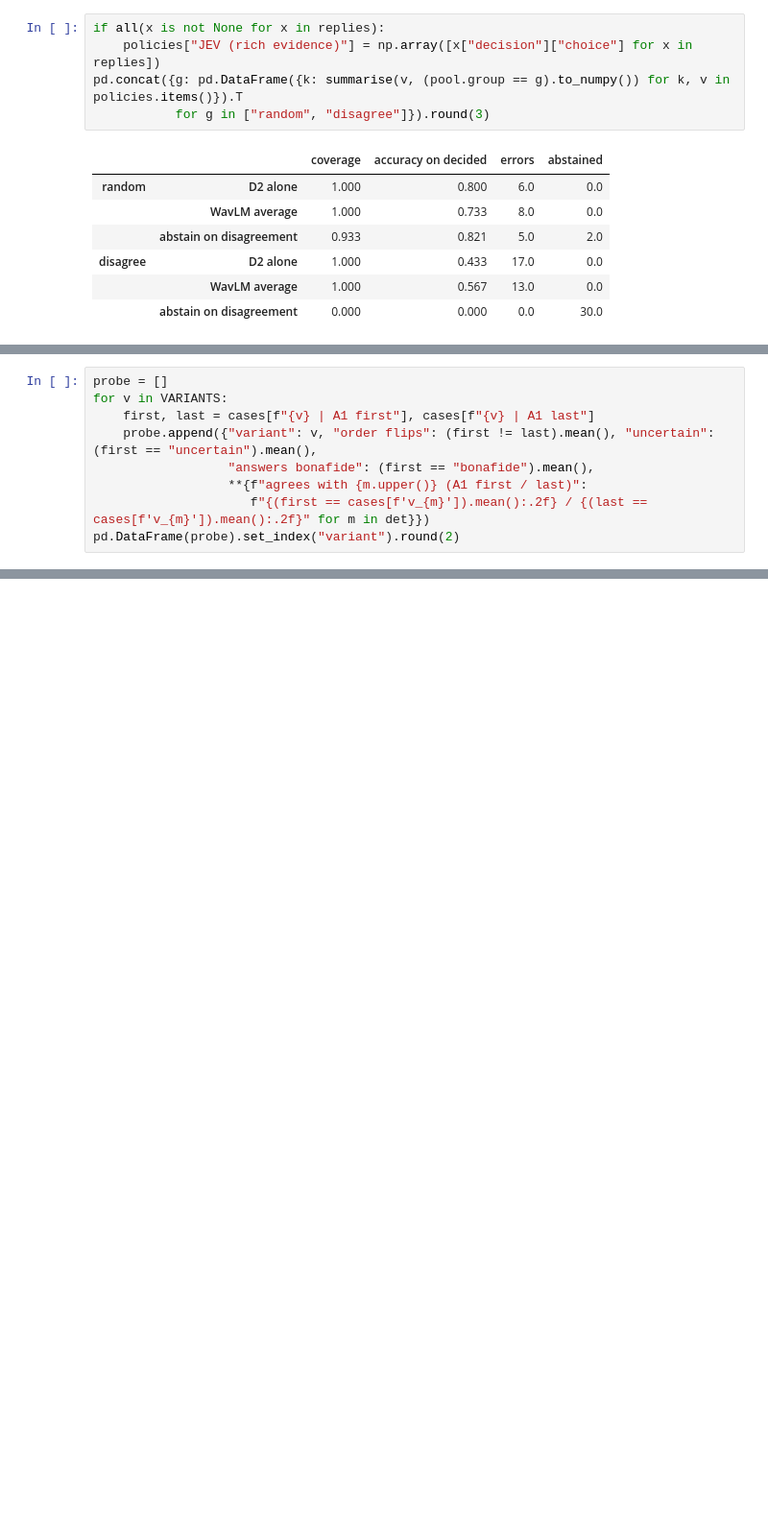
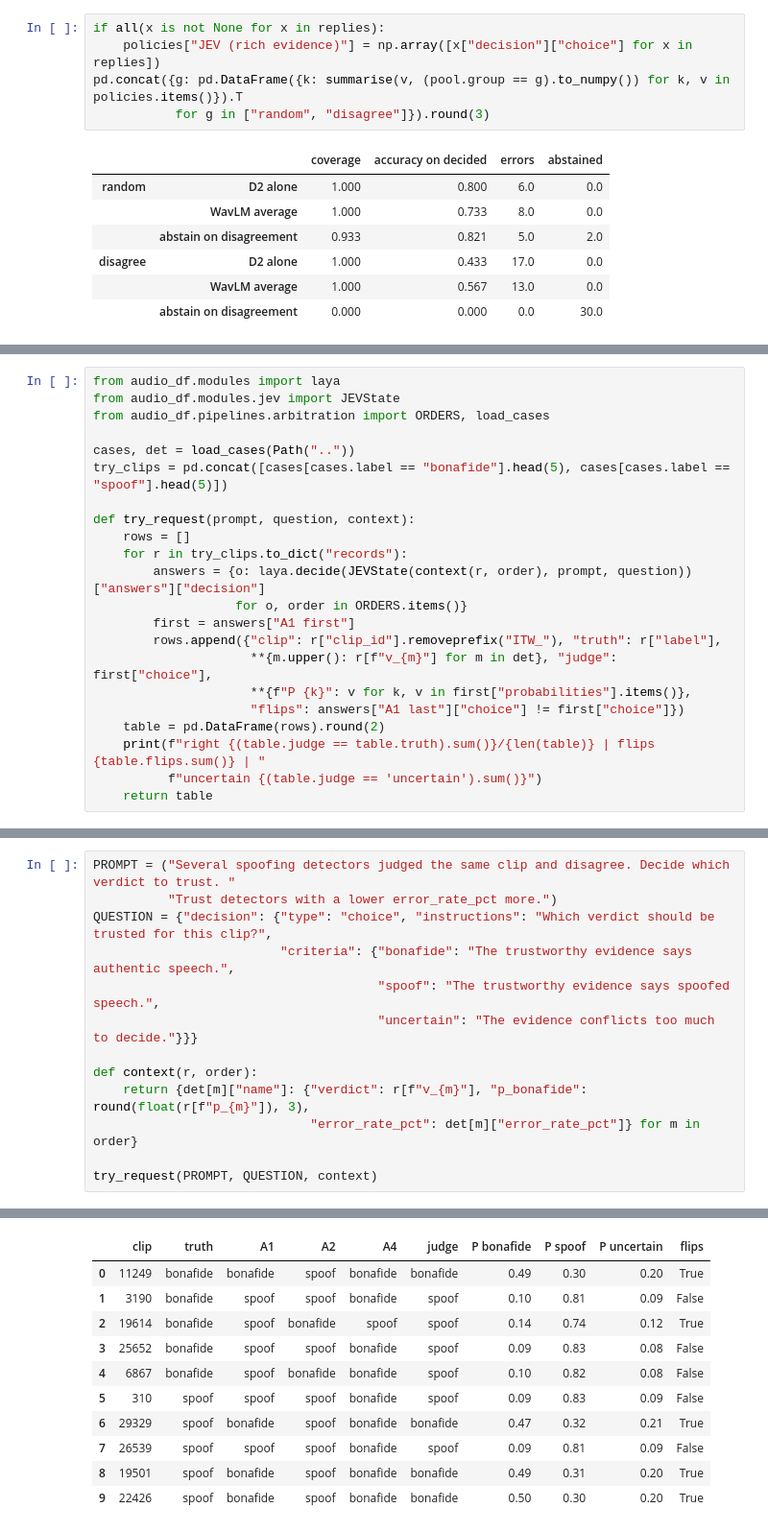
Before and after one commit to Qwenty228/GC2-EchoJEV, a Jupyter notebook: SystemCode/notebooks/06_jev.ipynb, the cells around one changed output, grey strips where cells are left out. Shown at 96% size. Drawn from its saved outputs; the diff is of its cells as text; blank space fills up the shorter version.

Commit message:
06: section 1 inspects FP1 (1.4) before richer evidence (1.5); section 2 becomes a prompt playground
Co-Authored-By: Claude Opus 5.5 <noreply@anthropic.com>

```diff
--- a/SystemCode/notebooks/06_jev.ipynb
+++ b/SystemCode/notebooks/06_jev.ipynb
@@ -304,9 +243,0 @@ often it agrees with each detector.
-# %%
-probe = []
-for v in VARIANTS:
-    first, last = cases[f"{v} | A1 first"], cases[f"{v} | A1 last"]
-    probe.append({"variant": v, "order flips": (first != last).mean(), "uncertain": (first == "uncertain").mean(),
-                  "answers bonafide": (first == "bonafide").mean(),
-                  **{f"agrees with {m.upper()} (A1 first / last)":
-                     f"{(first == cases[f'v_{m}']).mean():.2f} / {(last == cases[f'v_{m}']).mean():.2f}" for m in det}})
-pd.DataFrame(probe).set_index("variant").round(2)
@@ -408,0 +256,22 @@ independent, reliable evidence.
+# %%
+from audio_df.modules import laya
+from audio_df.modules.jev import JEVState
+from audio_df.pipelines.arbitration import ORDERS, load_cases
+
+cases, det = load_cases(Path(".."))
+try_clips = pd.concat([cases[cases.label == "bonafide"].head(5), cases[cases.label == "spoof"].head(5)])
+
+def try_request(prompt, question, context):
+    rows = []
+    for r in try_clips.to_dict("records"):
+        answers = {o: laya.decide(JEVState(context(r, order), prompt, question))["answers"]["decision"]
+                   for o, order in ORDERS.items()}
+        first = answers["A1 first"]
+        rows.append({"clip": r["clip_id"].removeprefix("ITW_"), "truth": r["label"],
+                     **{m.upper(): r[f"v_{m}"] for m in det}, "judge": first["choice"],
+                     **{f"P {k}": v for k, v in first["probabilities"].items()},
+                     "flips": answers["A1 last"]["choice"] != first["choice"]})
+    table = pd.DataFrame(rows).round(2)
+    print(f"right {(table.judge == table.truth).sum()}/{len(table)} | flips {table.flips.sum()} | "
+          f"uncertain {(table.judge == 'uncertain').sum()}")
+    return table
@@ -408,0 +281,14 @@ independent, reliable evidence.
+# %%
+PROMPT = ("Several spoofing detectors judged the same clip and disagree. Decide which verdict to trust. "
+          "Trust detectors with a lower error_rate_pct more.")
+QUESTION = {"decision": {"type": "choice", "instructions": "Which verdict should be trusted for this clip?",
+                         "criteria": {"bonafide": "The trustworthy evidence says authentic speech.",
+                                      "spoof": "The trustworthy evidence says spoofed speech.",
+                                      "uncertain": "The evidence conflicts too much to decide."}}}
+
+def context(r, order):
+    return {det[m]["name"]: {"verdict": r[f"v_{m}"], "p_bonafide": round(float(r[f"p_{m}"]), 3),
+                             "error_rate_pct": det[m]["error_rate_pct"]} for m in order}
+
+try_request(PROMPT, QUESTION, context)
+# %% [output]
@@ -408,0 +296,11 @@ independent, reliable evidence.
+|  | clip | truth | A1 | A2 | A4 | judge | P bonafide | P spoof | P uncertain | flips |
+| 0 | 11249 | bonafide | bonafide | spoof | bonafide | bonafide | 0.49 | 0.30 | 0.20 | True |
+| 1 | 3190 | bonafide | spoof | spoof | bonafide | spoof | 0.10 | 0.81 | 0.09 | False |
+| 2 | 19614 | bonafide | spoof | bonafide | spoof | spoof | 0.14 | 0.74 | 0.12 | True |
+| 3 | 25652 | bonafide | spoof | spoof | bonafide | spoof | 0.09 | 0.83 | 0.08 | False |
+| 4 | 6867 | bonafide | spoof | bonafide | bonafide | spoof | 0.10 | 0.82 | 0.08 | False |
+| 5 | 310 | spoof | spoof | spoof | bonafide | spoof | 0.09 | 0.83 | 0.09 | False |
+| 6 | 29329 | spoof | bonafide | spoof | bonafide | bonafide | 0.47 | 0.32 | 0.21 | True |
+| 7 | 26539 | spoof | spoof | spoof | bonafide | spoof | 0.09 | 0.81 | 0.09 | False |
+| 8 | 19501 | spoof | bonafide | spoof | bonafide | bonafide | 0.49 | 0.31 | 0.20 | True |
+| 9 | 22426 | spoof | bonafide | spoof | bonafide | bonafide | 0.50 | 0.30 | 0.20 | True |
```
Also changed, not shown: parts of 25 cells of this notebook.
